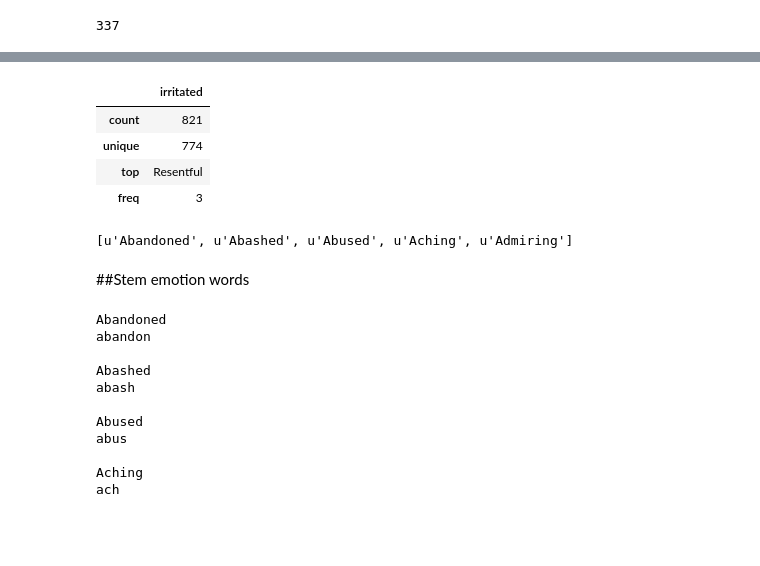
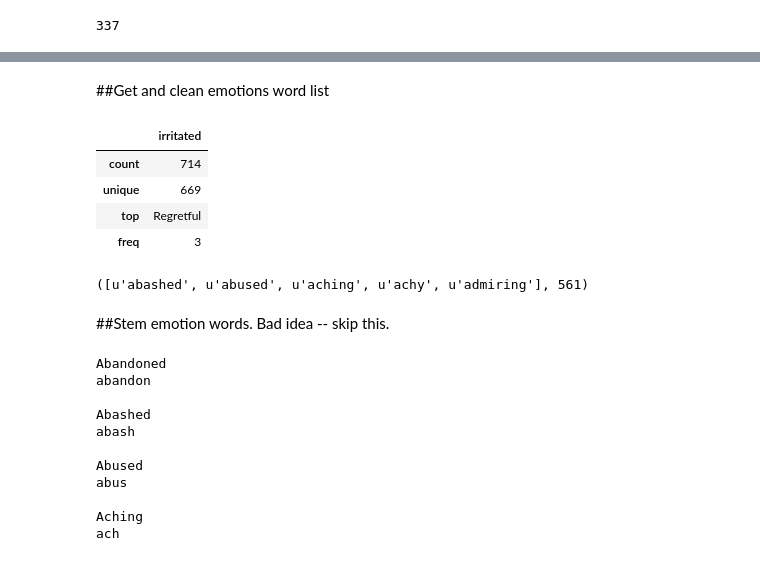
Before and after one commit to andymartens/fletcher, a Jupyter notebook: fletcher_mvp.ipynb, the cells around one changed output, grey strips where cells are left out. Saved outputs shown, nothing was run; the diff lists cells and outputs as text; code cells hidden in the pictures; blank space fills up the shorter version.

```diff
--- a/fletcher_mvp.ipynb
+++ b/fletcher_mvp.ipynb
@@ -138,21 +171,26 @@ len(dream_corpus_clean)
+# %% [markdown]
+##Get and clean emotions word list
 # %%
-df_emotions = pd.read_excel('emotion_words.xlsx')
+df_emotions = pd.read_excel('emotion_words_3.xlsx')
 df_emotions.describe()
 # %% [output]
 |  | irritated |
-| count | 821 |
-| unique | 774 |
-| top | Resentful |
+| count | 714 |
+| unique | 669 |
+| top | Regretful |
 | freq | 3 |
 # %%
 emotion_words = df_emotions.values
 emotion_words_2 = [word[0] for word in emotion_words]
-emotion_words_set = set(emotion_words_2)
-sorted_emotion_words = list(sorted(emotion_words_set))
+sorted_emotion_words = list(sorted(emotion_words_2))
 sorted_emotion_words.pop(0)
-sorted_emotion_words[:5]
+emotion_words_lower = [word.lower() for word in sorted_emotion_words]
+emotion_words_set = set(emotion_words_lower)
+sorted_emotion_words_2 = list(sorted(emotion_words_set))
+emotion_words_clean = sorted_emotion_words_2
+emotion_words_clean[:5], len(emotion_words_clean)
 # %% [output]
-[u'Abandoned', u'Abashed', u'Abused', u'Aching', u'Admiring']
+([u'abashed', u'abused', u'aching', u'achy', u'admiring'], 561)
 # %%
 #how to just plot word frequency?
     # http://www.thoughtly.co/blog/working-with-text/
@@ -176,7 +214,7 @@ sorted_emotion_words[:5]
     # http://changingminds.org/explanations/emotions/basic%20emotions.htm
 #ultimately should try and plot percentages within dreams and within waking, to compare.
 # %% [markdown]
-##Stem emotion words
+##Stem emotion words. Bad idea -- skip this.
 # %%
 stemmer = SnowballStemmer('english')
 stemmed_emotion_words = [stemmer.stem(t) for t in sorted_emotion_words]
```
Also changed, not shown: parts of 38 cells of this notebook.
